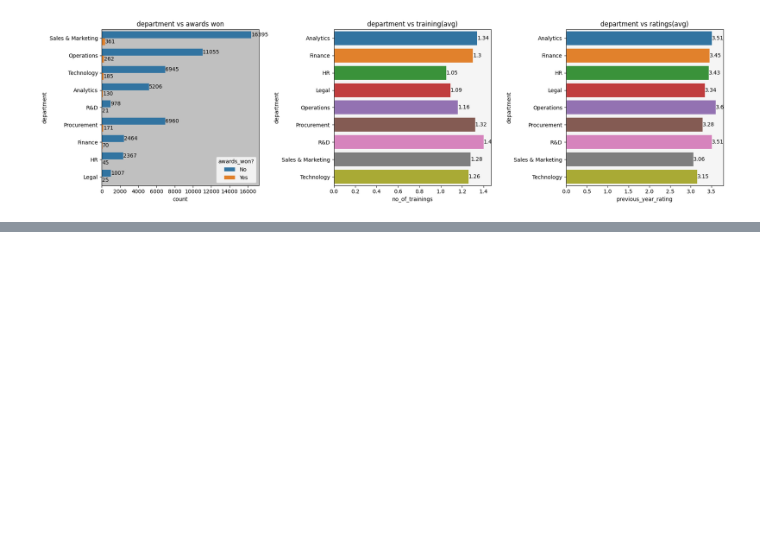
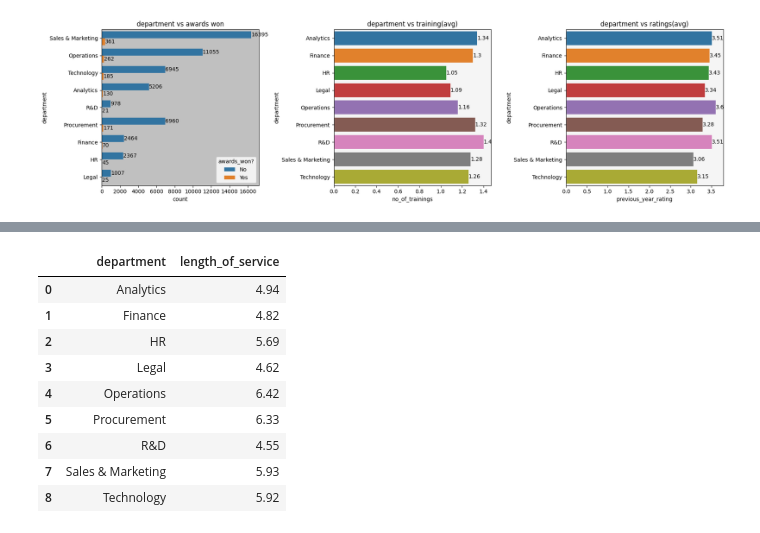
Before and after one commit to Akshay-Paunikar/HR_Analytics, a Jupyter notebook: notebook/hr_analytics_EDA.ipynb, the cells around one changed output, grey strips where cells are left out. Saved outputs shown, nothing was run; the diff lists cells and outputs as text; code cells hidden in the pictures; blank space fills up the shorter version.

```diff
--- a/notebook/hr_analytics_EDA.ipynb
+++ b/notebook/hr_analytics_EDA.ipynb
@@ -875,0 +880,15 @@ plt.show()
+# %%
+# department vs length of service(avg)
+department_service = train_data.groupby(['department'])['length_of_service'].mean().reset_index().round(2)
+department_service
+# %% [output]
+|  | department | length_of_service |
+| 0 | Analytics | 4.94 |
+| 1 | Finance | 4.82 |
+| 2 | HR | 5.69 |
+| 3 | Legal | 4.62 |
+| 4 | Operations | 6.42 |
+| 5 | Procurement | 6.33 |
+| 6 | R&D | 4.55 |
+| 7 | Sales & Marketing | 5.93 |
+| 8 | Technology | 5.92 |
```
Also changed, not shown: parts of 5 cells of this notebook.
